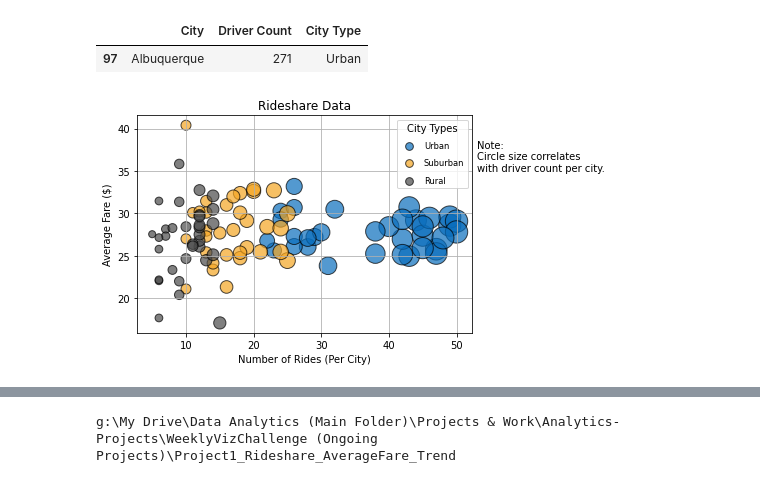
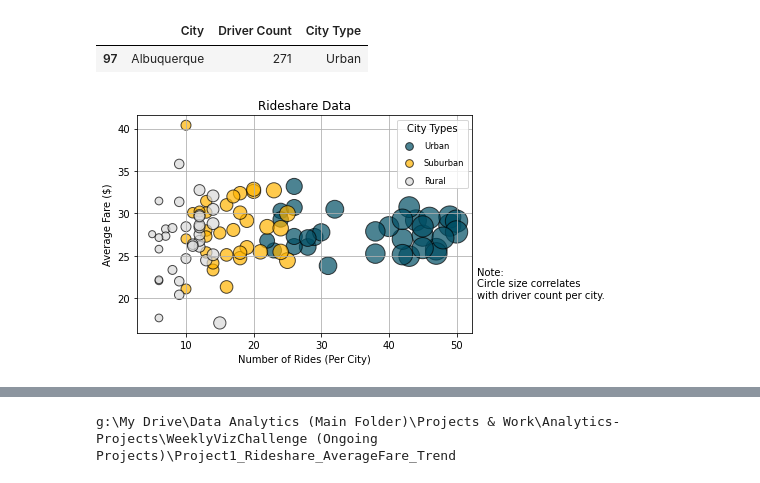
Before and after one commit to mathewqpmiller/WeeklyVizChallenge, a Jupyter notebook: Project1_Rideshare_AverageFare_Trend/RideShareScatterplot.ipynb, the cells around one changed output, grey strips where cells are left out. Saved outputs shown, nothing was run; the diff lists cells and outputs as text; code cells hidden in the pictures.

```diff
--- a/Project1_Rideshare_AverageFare_Trend/RideShareScatterplot.ipynb
+++ b/Project1_Rideshare_AverageFare_Trend/RideShareScatterplot.ipynb
@@ -193,49 +193,49 @@ rural_driver_count = rural_cities.groupby('City')["Driver Count"].mean()
 plt.scatter(urban_ride_count.to_numpy(),
             urban_avg_fare.to_numpy(),
             s=10*urban_ride_count.to_numpy(),
-            c='#0A6EBD',
+            c='#004E64',
             edgecolors='black', linewidths=1, marker='o',
             alpha=.7, label='Urban')
 
 plt.scatter(suburban_ride_count.to_numpy(),
             suburban_avg_fare.to_numpy(),
             s=10*suburban_ride_count.to_numpy(),
-            c='#F5A623',
+            c='#FFB400',
             edgecolors='black', linewidths=1, marker='o',
             alpha=.7, label='Suburban')
 
 plt.scatter(rural_ride_count.to_numpy(),
             rural_avg_fare.to_numpy(),
             s=10*rural_ride_count.to_numpy(),
-            c='#4A4A4A',
+            c='#D9D9D9',
             edgecolors='black', linewidths=1, marker='o',
             alpha=.7, label='Rural')
 
 # Incorporate Other Aspects of the Chart
 plt.title('Rideshare Data')
 plt.xlabel('Number of Rides (Per City)')
 plt.ylabel('Average Fare ($)')
 plt.grid(True)
 
 # Create a Legend
 lgnd = plt.legend(fontsize='small', mode='Expanded',
                   numpoints=1, scatterpoints=1,
                   loc='best', title='City Types',
                   labelspacing=1)
 lgnd.legendHandles[0]._sizes = [60]
 lgnd.legendHandles[1]._sizes = [60]
 lgnd.legendHandles[2]._sizes = [60]
 
 # Incorporate a text label regarding circle size
-plt.text(53, 35, 'Note:\nCircle size correlates \nwith driver count per city.')
+plt.text(53, 20, 'Note:\nCircle size correlates \nwith driver count per city.')
 
 # Save figure
 plt.savefig("scatterplot.png")
 
 # Show Plot
 plt.show()
 # %% [output]
-[figure, old version]
+[figure, new version]
 # %%
 import os
 print(os.listdir())  # Check if the file is saved in the working directory
```
Also changed, not shown: parts of 1 cell of this notebook, 3 other files.
